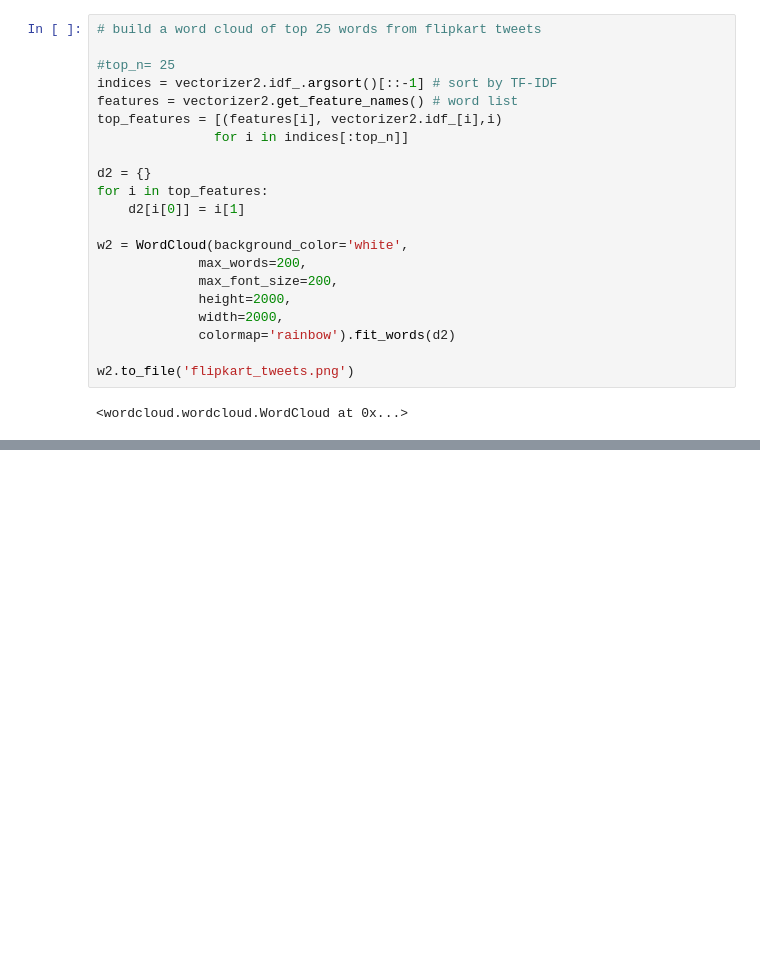
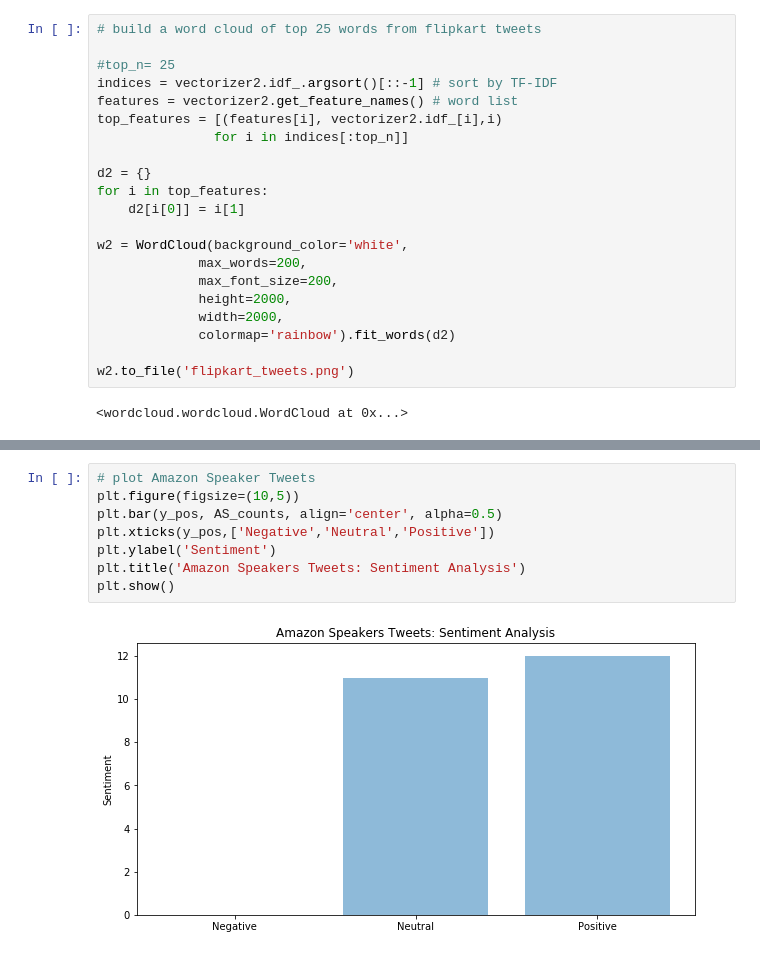
Before and after one commit to amaan2810/Term2-Project, a Jupyter notebook: 2Pro Final1.ipynb, the cells around one changed output, grey strips where cells are left out. Saved outputs shown, nothing was run; the diff lists cells and outputs as text; blank space fills up the shorter version.

```diff
--- a/2Pro Final1.ipynb
+++ b/2Pro Final1.ipynb
@@ -327,0 +625,10 @@ w2.to_file('flipkart_tweets.png')
+# %%
+# plot Amazon Speaker Tweets
+plt.figure(figsize=(10,5))
+plt.bar(y_pos, AS_counts, align='center', alpha=0.5)
+plt.xticks(y_pos,['Negative','Neutral','Positive'])
+plt.ylabel('Sentiment')
+plt.title('Amazon Speakers Tweets: Sentiment Analysis')
+plt.show()
+# %% [output]
+[figure, added]
```
Also changed, not shown: parts of 63 cells of this notebook.
